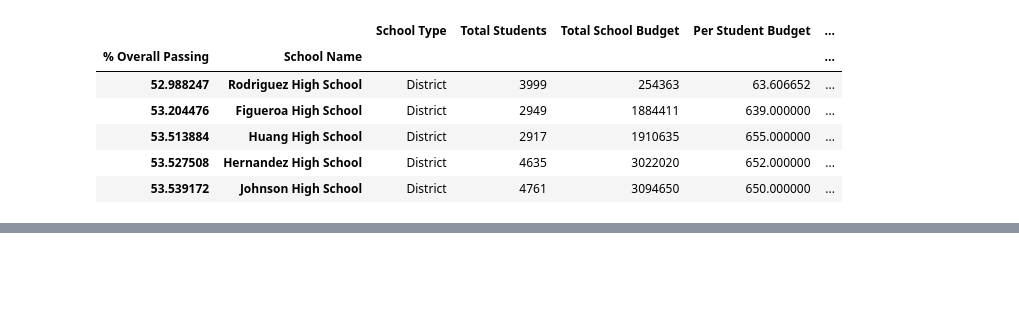
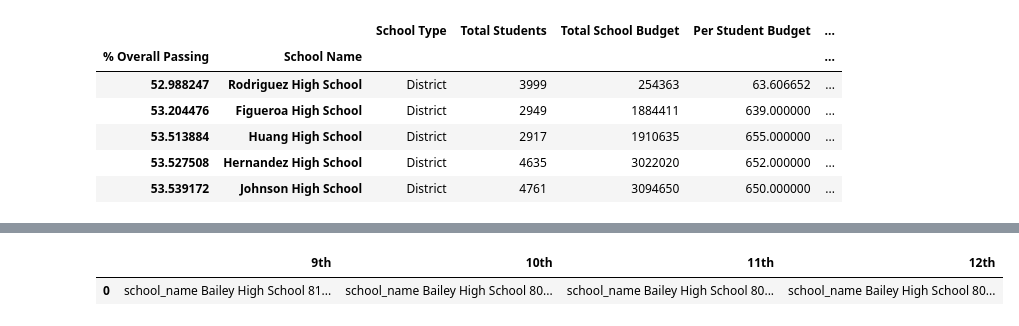
Before and after one commit to acrole/pandas-challenge, a Jupyter notebook: PyCitySchools/PyCitySchools.ipynb, the cells around one changed output, grey strips where cells are left out. Saved outputs shown, nothing was run; the diff lists cells and outputs as text; code cells hidden in the pictures; blank space fills up the shorter version.

```diff
--- a/PyCitySchools/PyCitySchools.ipynb
+++ b/PyCitySchools/PyCitySchools.ipynb
@@ -495,0 +451,22 @@ student_data
+# %%
+#Reading Scores by Grade
+
+ninth_avg_reading_score = new_district_data.loc[new_district_data['grade'] == '9th'].groupby('school_name')["reading_score"].mean()
+tenth_avg_reading_score = new_district_data.loc[new_district_data['grade'] == '10th'].groupby('school_name')["reading_score"].mean()
+eleventh_avg_reading_score = new_district_data.loc[new_district_data['grade'] == '11th'].groupby('school_name')["reading_score"].mean()
+tweflth_avg_reading_score = new_district_data.loc[new_district_data['grade'] == '12th'].groupby('school_name')["reading_score"].mean()
+
+
+reading_scores_by_grade = pd.DataFrame(
+                    {"9th": [ninth_avg_reading_score],
+                    "10th": [tenth_avg_reading_score],
+                    "11th": [eleventh_avg_reading_score],
+                    "12th": [tweflth_avg_reading_score]
+    })
+
+
+
+reading_scores_by_grade.head()
+# %% [output]
+|  | 9th | 10th | 11th | 12th |
+| 0 | school_name Bailey High School 81... | school_name Bailey High School 80... | school_name Bailey High School 80... | school_name Bailey High School 80... |
```
Also changed, not shown: parts of 6 cells of this notebook.
